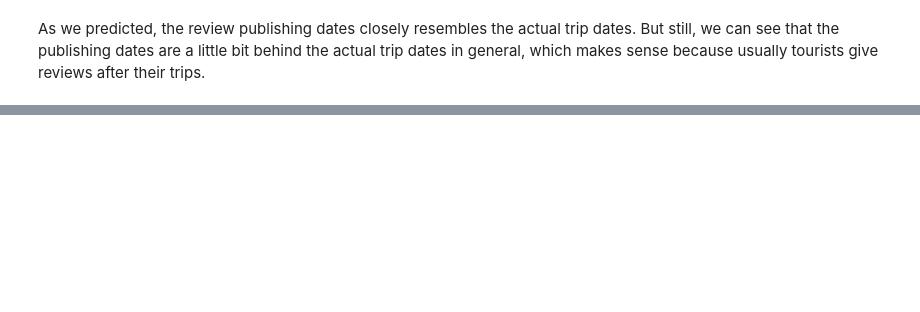
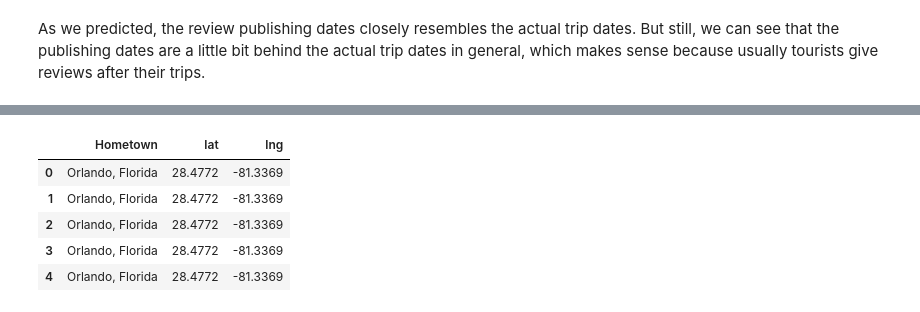
Before and after one commit to tonyychen/Projects, a Jupyter notebook: TripAdvisor/Notebooks/1. Arcadia Reviews Exploratory Analysis.ipynb, the cells around one changed output, grey strips where cells are left out. Saved outputs shown, nothing was run; the diff lists cells and outputs as text; code cells hidden in the pictures; blank space fills up the shorter version.

```diff
--- a/TripAdvisor/Notebooks/1. Arcadia Reviews Exploratory Analysis.ipynb
+++ b/TripAdvisor/Notebooks/1. Arcadia Reviews Exploratory Analysis.ipynb
@@ -160,0 +193,25 @@ As we predicted, the review publishing dates closely resembles the actual trip d
+# %%
+#additional processing to make the same format for join
+def same_format(input_str):
+    if input_str:
+        return input_str.lower().strip()
+    else:
+        return None
+
+cities_coor['City'] = cities_coor['City'].map(same_format)
+cities_coor['StateName'] = cities_coor['StateName'].map(same_format)
+us_cities['city'] = us_cities['city'].map(same_format)
+us_cities['state_name'] = us_cities['state_name'].map(same_format)
+# %%
+#Join to get the coordinates
+cities_coor = pd.merge(cities_coor, us_cities, how = 'inner', left_on = ['City', 'StateName'], right_on = ['city', 'state_name'])
+# %%
+cities_coor = cities_coor[['Hometown', 'lat', 'lng']]
+cities_coor.head()
+# %% [output]
+|  | Hometown | lat | lng |
+| 0 | Orlando, Florida | 28.4772 | -81.3369 |
+| 1 | Orlando, Florida | 28.4772 | -81.3369 |
+| 2 | Orlando, Florida | 28.4772 | -81.3369 |
+| 3 | Orlando, Florida | 28.4772 | -81.3369 |
+| 4 | Orlando, Florida | 28.4772 | -81.3369 |
```
Also changed, not shown: parts of 9 cells of this notebook.
